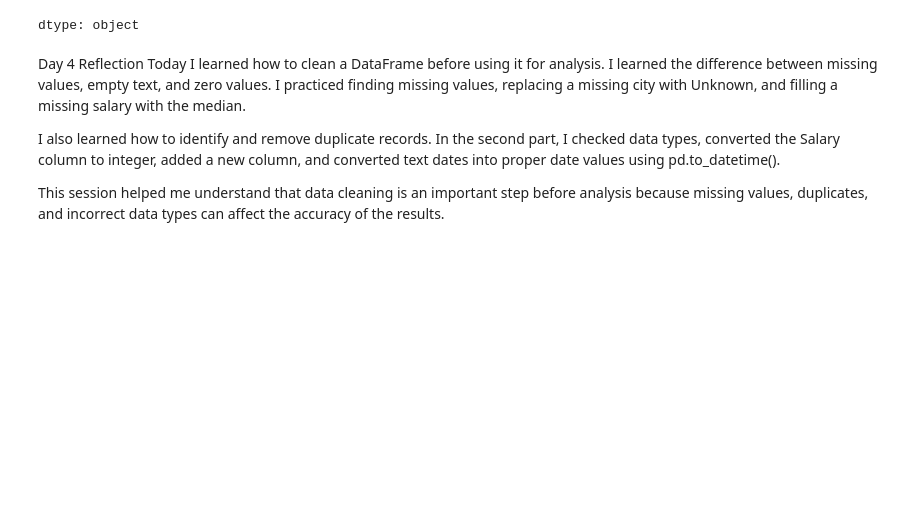
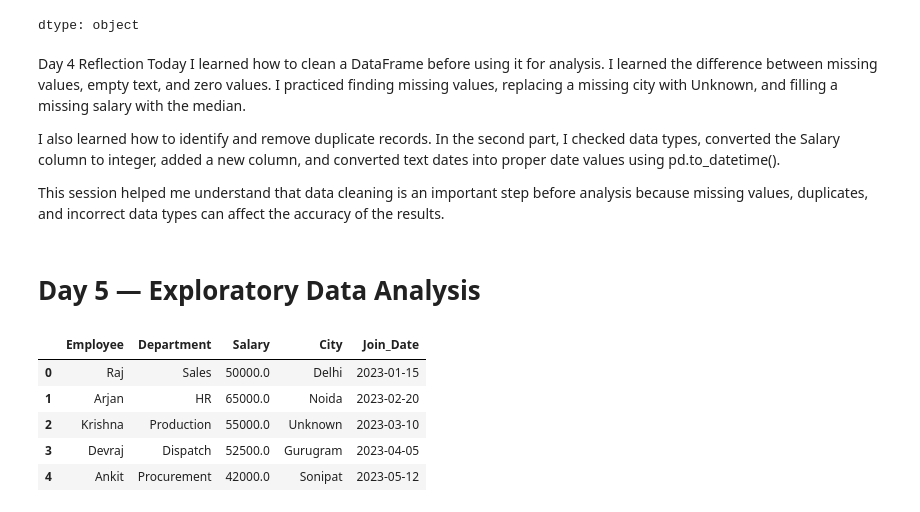
Before and after one commit to Jitenderda/data-analytics-career-accelerator-program, a Jupyter notebook: 01_python_pandas/exercises/Week_1_Python_Data_Analysis.ipynb, the cells around one changed output. Cells and saved outputs as stored; diff of their text form; code cells hidden in the pictures; blank space fills up the shorter version.

```diff
--- a/01_python_pandas/exercises/Week_1_Python_Data_Analysis.ipynb
+++ b/01_python_pandas/exercises/Week_1_Python_Data_Analysis.ipynb
@@ -412,3 +412,14 @@ Today I learned how to clean a DataFrame before using it for analysis. I learned
 I also learned how to identify and remove duplicate records. In the second part, I checked data types, converted the Salary column to integer, added a new column, and converted text dates into proper date values using pd.to_datetime().
 
 This session helped me understand that data cleaning is an important step before analysis because missing values, duplicates, and incorrect data types can affect the accuracy of the results.
+# %% [markdown]
+# Day 5 — Exploratory Data Analysis
+# %%
+df4_clean
+# %% [output]
+|  | Employee | Department | Salary | City | Join_Date |
+| 0 | Raj | Sales | 50000.0 | Delhi | 2023-01-15 |
+| 1 | Arjan | HR | 65000.0 | Noida | 2023-02-20 |
+| 2 | Krishna | Production | 55000.0 | Unknown | 2023-03-10 |
+| 3 | Devraj | Dispatch | 52500.0 | Gurugram | 2023-04-05 |
+| 4 | Ankit | Procurement | 42000.0 | Sonipat | 2023-05-12 |
```
Also changed, not shown: parts of 18 cells of this notebook.
